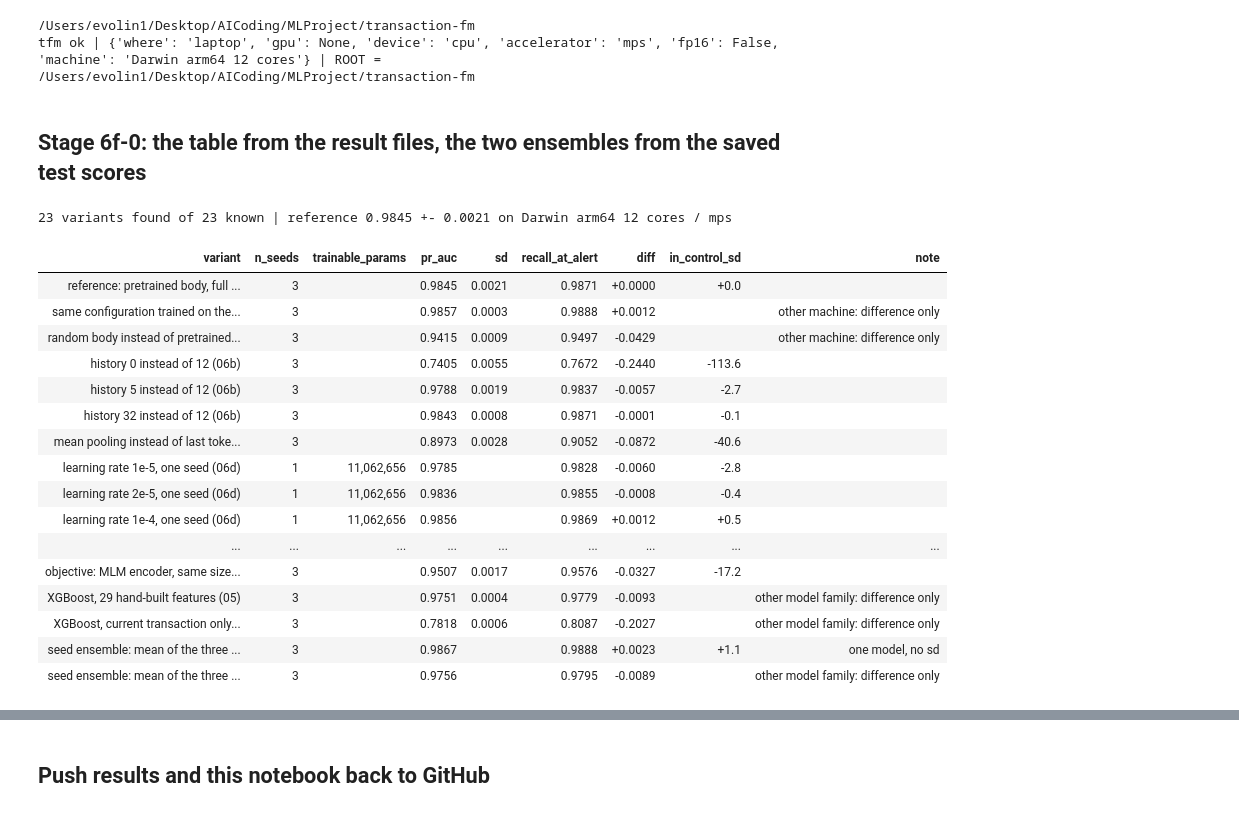
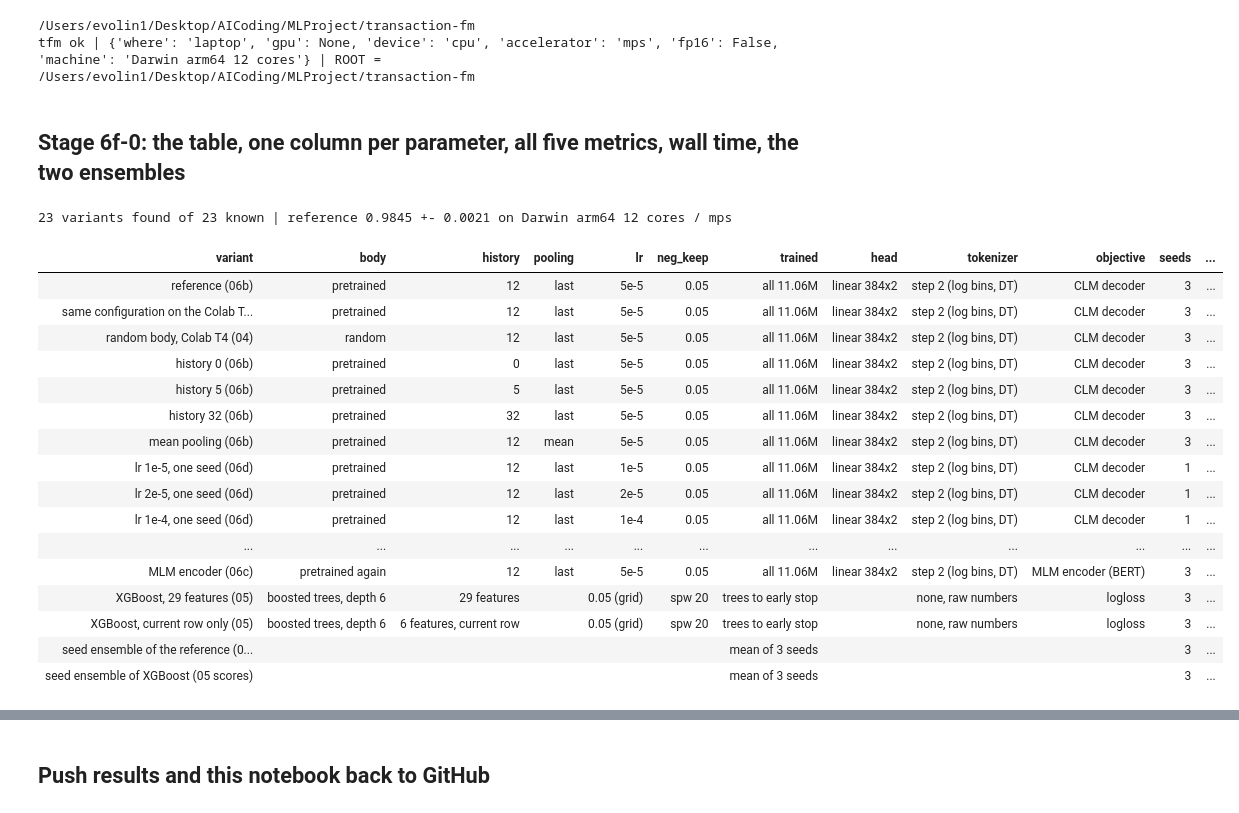
Before and after one commit to lb603487485/transaction-fm, a Jupyter notebook: notebooks/06f_compare_finetunes.ipynb, the cells around one changed output, grey strips where cells are left out. Drawn from its saved outputs; the diff is of its cells as text; code cells hidden in the pictures.

```diff
--- a/notebooks/06f_compare_finetunes.ipynb
+++ b/notebooks/06f_compare_finetunes.ipynb
@@ -45,57 +46,61 @@ print("tfm ok |", describe(), "| ROOT =", ROOT)
 /Users/evolin1/Desktop/AICoding/MLProject/transaction-fm
 tfm ok | {'where': 'laptop', 'gpu': None, 'device': 'cpu', 'accelerator': 'mps', 'fp16': False, 'machine': 'Darwin arm64 12 cores'} | ROOT = /Users/evolin1/Desktop/AICoding/MLProject/transaction-fm
 # %% [markdown]
-## Stage 6f-0: the table from the result files, the two ensembles from the saved test scores
+## Stage 6f-0: the table, one column per parameter, all five metrics, wall time, the two ensembles
 # %%
 import json, os, glob, numpy as np, pandas as pd
-pd.set_option("display.width", 250); pd.set_option("display.max_columns", 40); pd.set_option("display.max_colwidth", 90)
-from tfm.compare import VARIANTS, REF, finetune_table, ensemble_row
+pd.set_option("display.width", 250); pd.set_option("display.max_columns", 40); pd.set_option("display.max_colwidth", 60)
+from tfm.compare import VARIANTS, REF, METRICS, PARAMS, finetune_table, ensemble_row, log_history
 from tfm.runtime import describe
 
 RES = f"{ROOT}/results"
 RD = "results/metrics" if glob.glob(f"results/metrics/{REF}_seed*.json") else RES      # the repo copies, or Drive's results/
 rows = finetune_table(RD)
-ref = next(r for r in rows if r["control"] == REF and r["variant"].startswith("reference"))
+ref = next(r for r in rows if r["variant"].startswith("reference"))
 print(f"{len(rows)} variants found of {len(VARIANTS)} known | reference {ref['pr_auc']:.4f} +- {ref['sd']:.4f} on {ref['machine']}")
 
 df = pd.read_parquet(f"{ROOT}/data/processed/transactions.parquet")
 te = (df["split"] == "test").to_numpy(); yt, ct = df["is_fraud"].to_numpy()[te], df["card_id"].to_numpy()[te]
-def seed_scores(pat):
+def seed_scores(pat, seeds=(0, 1, 2)):
     out = []
-    for k in (0, 1, 2):
+    for k in seeds:
         p = f"{ROOT}/{pat.format(k=k)}/test_scores.npy"
         if os.path.exists(p):
             s = np.load(p); assert len(s) == len(yt), (p, len(s), len(yt)); out.append(s)
     return out
-for label, pat in [("seed ensemble: mean of the three reference seeds (06b scores)", "ablate/H12_last/seed{k}"),
-                   ("seed ensemble: mean of the three XGBoost seeds (05 scores)", "baseline/full/seed{k}")]:
+for label, pat in [("seed ensemble of the reference (06b scores)", "ablate/H12_last/seed{k}"), ("seed ensemble of XGBoost (05 scores)", "baseline/full/seed{k}")]:
     sc = seed_scores(pat)
     if len(sc) == 3:
         r = ensemble_row(label, sc, yt, ct, ref["pr_auc"], ref["sd"])
         if "XGBoost" in label: r["in_control_sd"], r["note"] = None, "other model family: difference only"
         rows.append(r)
     else:
         print("ensemble skipped, scores missing:", label, len(sc))
 
-tab = pd.DataFrame(rows)
-show = tab[["variant", "n_seeds", "trainable_params", "pr_auc", "sd", "recall_at_alert", "diff", "in_control_sd", "note"]]
-display(show.style.format({"pr_auc": "{:.4f}", "sd": "{:.4f}", "recall_at_alert": "{:.4f}", "diff": "{:+.4f}", "in_control_sd": "{:+.1f}", "trainable_params": "{:,.0f}"}, na_rep="").hide(axis="index"))
+def cell(r, k):
+    m = r["metrics"].get(k); return "" if m is None else (f"{m['mean']:.4f}" if r["sd"] is None else f"{m['mean']:.4f} +- {m['sd']:.4f}")
+tab = pd.DataFrame([{"variant": r["variant"], **r["params"], "seeds": r["n_seeds"], **{k: cell(r, k) for k in METRICS},
+                     "PR-AUC - control": r["diff"], "in control sd": r["in_control_sd"], "wall min": r["wall_min"], "machine": r["machine"], "note": r["note"]} for r in rows])
+refp = ref["params"]
+def mark(col):                                                          # a parameter cell that differs from the reference is highlighted
+    return ["background-color: #fff3b0; font-weight: bold" if (col.name in PARAMS and v != refp[col.name] and v != "") else "" for v in col]
+display(tab.style.apply(mark).format({"PR-AUC - control": "{:+.4f}", "in control sd": "{:+.1f}", "wall min": "{:.1f}"}, na_rep="").hide(axis="index"))
 # %% [output]
 23 variants found of 23 known | reference 0.9845 +- 0.0021 on Darwin arm64 12 cores / mps
-| variant | n_seeds | trainable_params | pr_auc | sd | recall_at_alert | diff | in_control_sd | note |
-| reference: pretrained body, full ... | 3 |  | 0.9845 | 0.0021 | 0.9871 | +0.0000 | +0.0 |  |
-| same configuration trained on the... | 3 |  | 0.9857 | 0.0003 | 0.9888 | +0.0012 |  | other machine: difference only |
-| random body instead of pretrained... | 3 |  | 0.9415 | 0.0009 | 0.9497 | -0.0429 |  | other machine: difference only |
-| history 0 instead of 12 (06b) | 3 |  | 0.7405 | 0.0055 | 0.7672 | -0.2440 | -113.6 |  |
-| history 5 instead of 12 (06b) | 3 |  | 0.9788 | 0.0019 | 0.9837 | -0.0057 | -2.7 |  |
-| history 32 instead of 12 (06b) | 3 |  | 0.9843 | 0.0008 | 0.9871 | -0.0001 | -0.1 |  |
-| mean pooling instead of last toke... | 3 |  | 0.8973 | 0.0028 | 0.9052 | -0.0872 | -40.6 |  |
-| learning rate 1e-5, one seed (06d) | 1 | 11,062,656 | 0.9785 |  | 0.9828 | -0.0060 | -2.8 |  |
-| learning rate 2e-5, one seed (06d) | 1 | 11,062,656 | 0.9836 |  | 0.9855 | -0.0008 | -0.4 |  |
-| learning rate 1e-4, one seed (06d) | 1 | 11,062,656 | 0.9856 |  | 0.9869 | +0.0012 | +0.5 |  |
-| ... | ... | ... | ... | ... | ... | ... | ... | ... |
-| objective: MLM encoder, same size... | 3 |  | 0.9507 | 0.0017 | 0.9576 | -0.0327 | -17.2 |  |
-| XGBoost, 29 hand-built features (05) | 3 |  | 0.9751 | 0.0004 | 0.9779 | -0.0093 |  | other model family: difference only |
-| XGBoost, current transaction only... | 3 |  | 0.7818 | 0.0006 | 0.8087 | -0.2027 |  | other model family: difference only |
-| seed ensemble: mean of the three ... | 3 |  | 0.9867 |  | 0.9888 | +0.0023 | +1.1 | one model, no sd |
-| seed ensemble: mean of the three ... | 3 |  | 0.9756 |  | 0.9795 | -0.0089 |  | other model family: difference only |
+| variant | body | history | pooling | lr | neg_keep | trained | head | tokenizer | objective | seeds | ... |
+| reference (06b) | pretrained | 12 | last | 5e-5 | 0.05 | all 11.06M | linear 384x2 | step 2 (log bins, DT) | CLM decoder | 3 | ... |
+| same configuration on the Colab T... | pretrained | 12 | last | 5e-5 | 0.05 | all 11.06M | linear 384x2 | step 2 (log bins, DT) | CLM decoder | 3 | ... |
+| random body, Colab T4 (04) | random | 12 | last | 5e-5 | 0.05 | all 11.06M | linear 384x2 | step 2 (log bins, DT) | CLM decoder | 3 | ... |
+| history 0 (06b) | pretrained | 0 | last | 5e-5 | 0.05 | all 11.06M | linear 384x2 | step 2 (log bins, DT) | CLM decoder | 3 | ... |
+| history 5 (06b) | pretrained | 5 | last | 5e-5 | 0.05 | all 11.06M | linear 384x2 | step 2 (log bins, DT) | CLM decoder | 3 | ... |
+| history 32 (06b) | pretrained | 32 | last | 5e-5 | 0.05 | all 11.06M | linear 384x2 | step 2 (log bins, DT) | CLM decoder | 3 | ... |
+| mean pooling (06b) | pretrained | 12 | mean | 5e-5 | 0.05 | all 11.06M | linear 384x2 | step 2 (log bins, DT) | CLM decoder | 3 | ... |
+| lr 1e-5, one seed (06d) | pretrained | 12 | last | 1e-5 | 0.05 | all 11.06M | linear 384x2 | step 2 (log bins, DT) | CLM decoder | 1 | ... |
+| lr 2e-5, one seed (06d) | pretrained | 12 | last | 2e-5 | 0.05 | all 11.06M | linear 384x2 | step 2 (log bins, DT) | CLM decoder | 1 | ... |
+| lr 1e-4, one seed (06d) | pretrained | 12 | last | 1e-4 | 0.05 | all 11.06M | linear 384x2 | step 2 (log bins, DT) | CLM decoder | 1 | ... |
+| ... | ... | ... | ... | ... | ... | ... | ... | ... | ... | ... | ... |
+| MLM encoder (06c) | pretrained again | 12 | last | 5e-5 | 0.05 | all 11.06M | linear 384x2 | step 2 (log bins, DT) | MLM encoder (BERT) | 3 | ... |
+| XGBoost, 29 features (05) | boosted trees, depth 6 | 29 features |  | 0.05 (grid) | spw 20 | trees to early stop |  | none, raw numbers | logloss | 3 | ... |
+| XGBoost, current row only (05) | boosted trees, depth 6 | 6 features, current row |  | 0.05 (grid) | spw 20 | trees to early stop |  | none, raw numbers | logloss | 3 | ... |
+| seed ensemble of the reference (0... |  |  |  |  |  | mean of 3 seeds |  |  |  | 3 | ... |
+| seed ensemble of XGBoost (05 scores) |  |  |  |  |  | mean of 3 seeds |  |  |  | 3 | ... |
```
Also changed, not shown: parts of 11 cells of this notebook, 8 other files.
